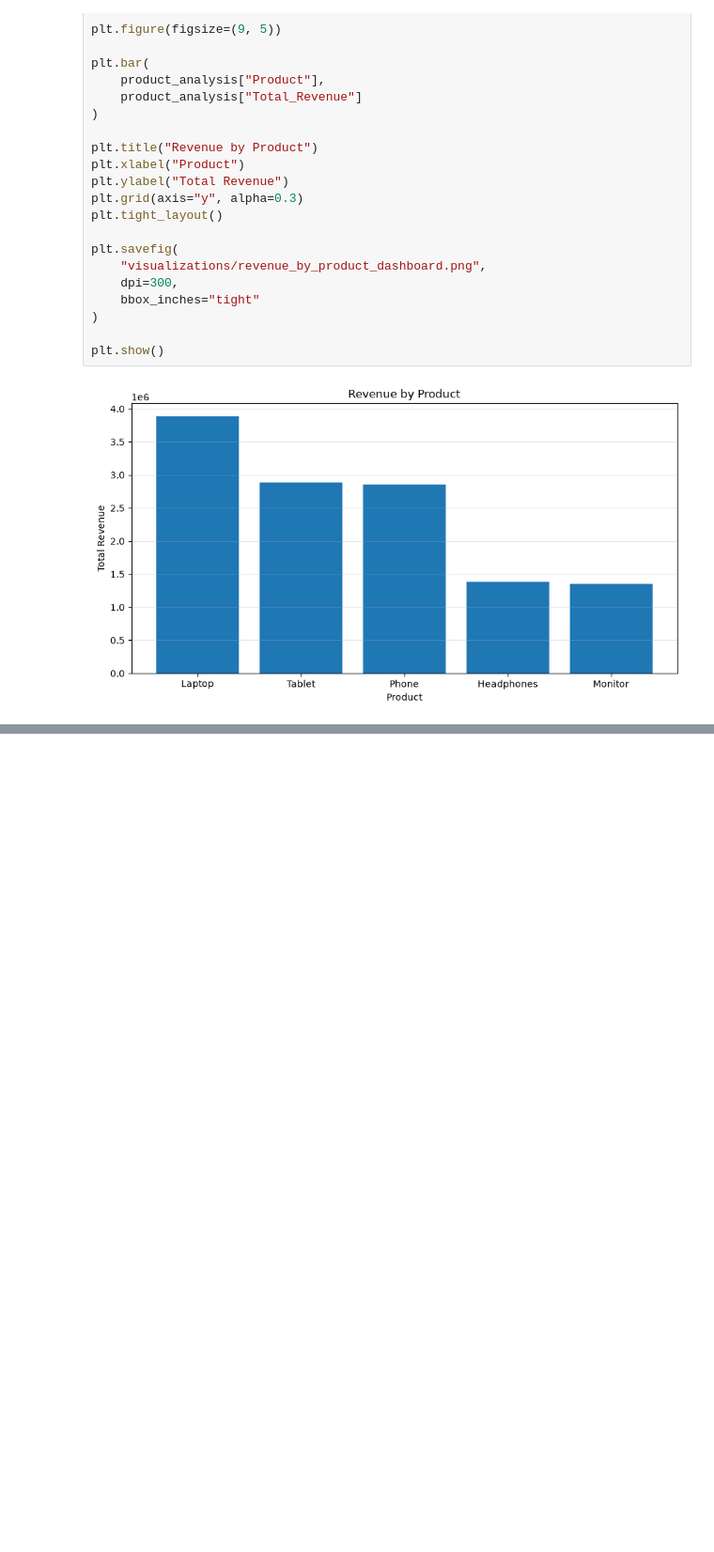
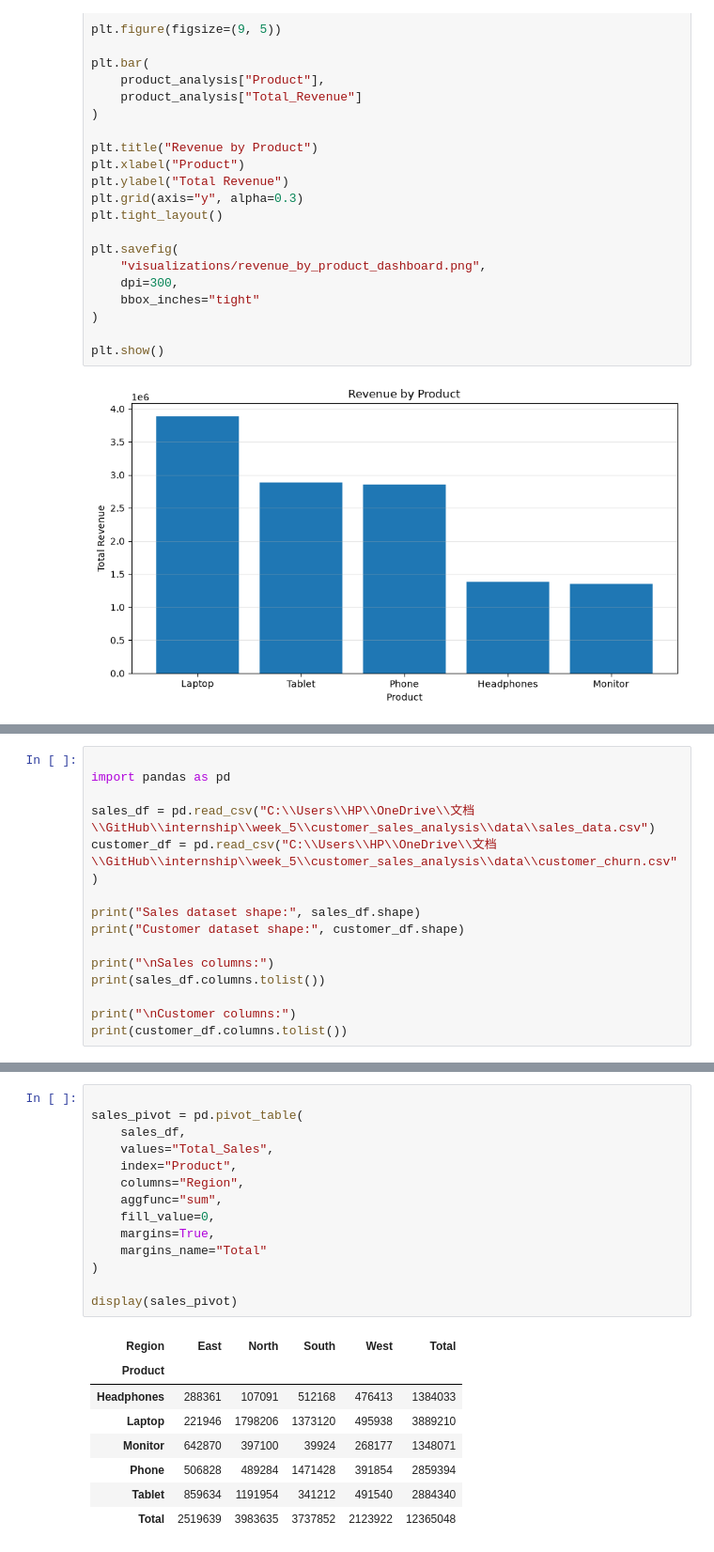
Before and after one commit to Deeksha412-c/customer_sales_analysis, a Jupyter notebook: customer_analysis.ipynb, the cells around one changed output, grey strips where cells are left out. Shown at 94% size. Drawn from its saved outputs; the diff is of its cells as text; blank space fills up the shorter version.

```diff
--- a/customer_analysis.ipynb
+++ b/customer_analysis.ipynb
@@ -844,0 +874,15 @@ plt.show()
+# %%
+
+import pandas as pd
+
+sales_df = pd.read_csv("C:\\Users\\HP\\OneDrive\\文档\\GitHub\\internship\\week_5\\customer_sales_analysis\\data\\sales_data.csv")
+customer_df = pd.read_csv("C:\\Users\\HP\\OneDrive\\文档\\GitHub\\internship\\week_5\\customer_sales_analysis\\data\\customer_churn.csv")
+
+print("Sales dataset shape:", sales_df.shape)
+print("Customer dataset shape:", customer_df.shape)
+
+print("\nSales columns:")
+print(sales_df.columns.tolist())
+
+print("\nCustomer columns:")
+print(customer_df.columns.tolist())
@@ -844,0 +1068,23 @@ plt.show()
+# %%
+
+sales_pivot = pd.pivot_table(
+    sales_df,
+    values="Total_Sales",
+    index="Product",
+    columns="Region",
+    aggfunc="sum",
+    fill_value=0,
+    margins=True,
+    margins_name="Total"
+)
+
+display(sales_pivot)
+# %% [output]
+| Region | East | North | South | West | Total |
+| Product |  |  |  |  |  |
+| Headphones | 288361 | 107091 | 512168 | 476413 | 1384033 |
+| Laptop | 221946 | 1798206 | 1373120 | 495938 | 3889210 |
+| Monitor | 642870 | 397100 | 39924 | 268177 | 1348071 |
+| Phone | 506828 | 489284 | 1471428 | 391854 | 2859394 |
+| Tablet | 859634 | 1191954 | 341212 | 491540 | 2884340 |
+| Total | 2519639 | 3983635 | 3737852 | 2123922 | 12365048 |
```
Also changed, not shown: parts of 11 cells of this notebook, 2 other files.
